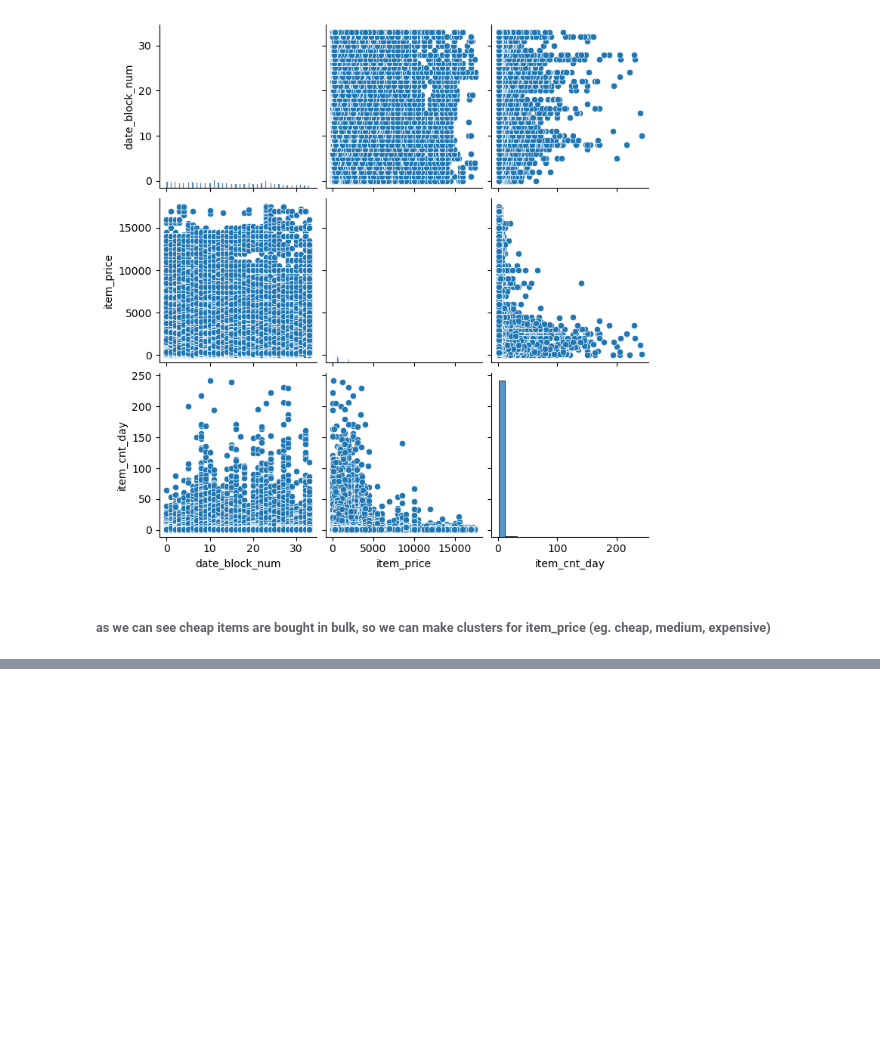
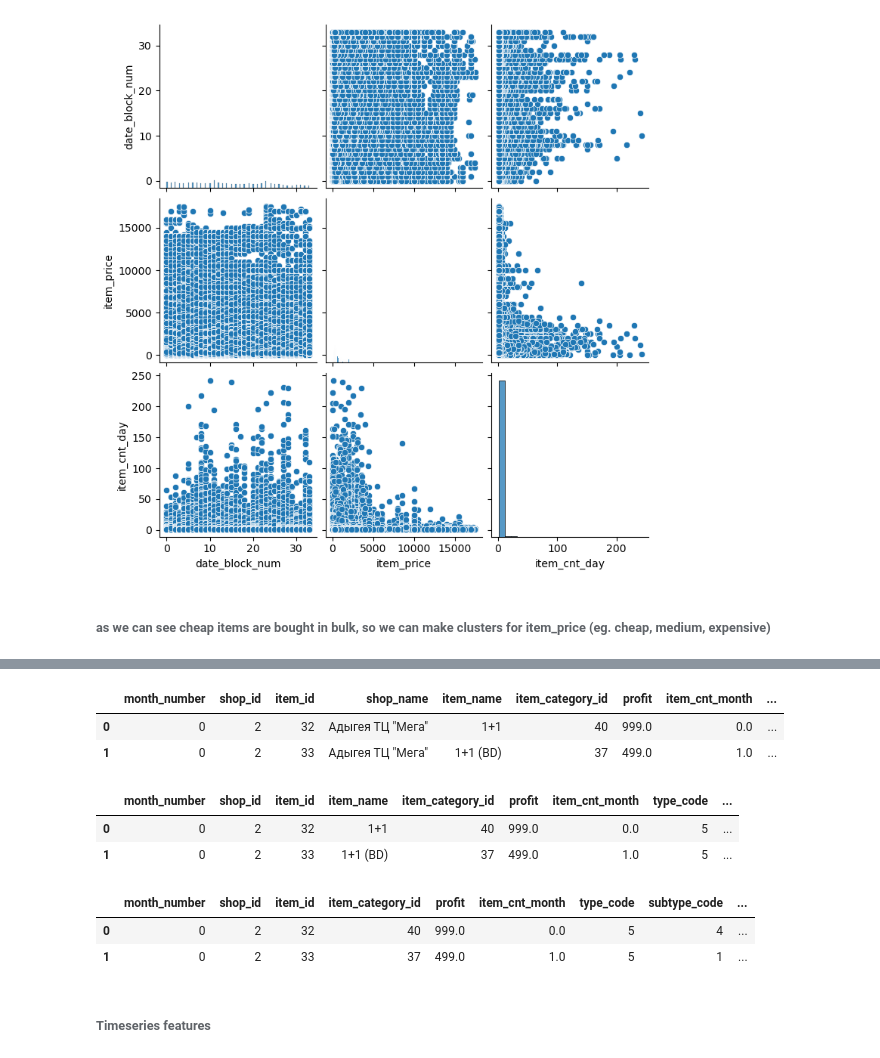
Before and after one commit to Yarmmax/DS_Intership, a Jupyter notebook: EDA.ipynb, the cells around one changed output, grey strips where cells are left out. Drawn from its saved outputs; the diff is of its cells as text; code cells hidden in the pictures; blank space fills up the shorter version.

```diff
--- a/EDA.ipynb
+++ b/EDA.ipynb
@@ -424,0 +482,6 @@ sns.pairplot(sales_train.drop(columns=['shop_id', 'item_id']))
+# %%
+pretrained_data.head(2)
+# %% [output]
+|  | month_number | shop_id | item_id | shop_name | item_name | item_category_id | profit | item_cnt_month | ... |
+| 0 | 0 | 2 | 32 | Адыгея ТЦ "Мега" | 1+1 | 40 | 999.0 | 0.0 | ... |
+| 1 | 0 | 2 | 33 | Адыгея ТЦ "Мега" | 1+1 (BD) | 37 | 499.0 | 1.0 | ... |
@@ -424,0 +495,6 @@ sns.pairplot(sales_train.drop(columns=['shop_id', 'item_id']))
+# %%
+pretrained_data.head(2)
+# %% [output]
+|  | month_number | shop_id | item_id | item_name | item_category_id | profit | item_cnt_month | type_code | ... |
+| 0 | 0 | 2 | 32 | 1+1 | 40 | 999.0 | 0.0 | 5 | ... |
+| 1 | 0 | 2 | 33 | 1+1 (BD) | 37 | 499.0 | 1.0 | 5 | ... |
@@ -424,0 +516,8 @@ sns.pairplot(sales_train.drop(columns=['shop_id', 'item_id']))
+# %%
+pretrained_data.head(2)
+# %% [output]
+|  | month_number | shop_id | item_id | item_category_id | profit | item_cnt_month | type_code | subtype_code | ... |
+| 0 | 0 | 2 | 32 | 40 | 999.0 | 0.0 | 5 | 4 | ... |
+| 1 | 0 | 2 | 33 | 37 | 499.0 | 1.0 | 5 | 1 | ... |
+# %% [markdown]
+###### Timeseries features
```
Also changed, not shown: parts of 16 cells of this notebook.
